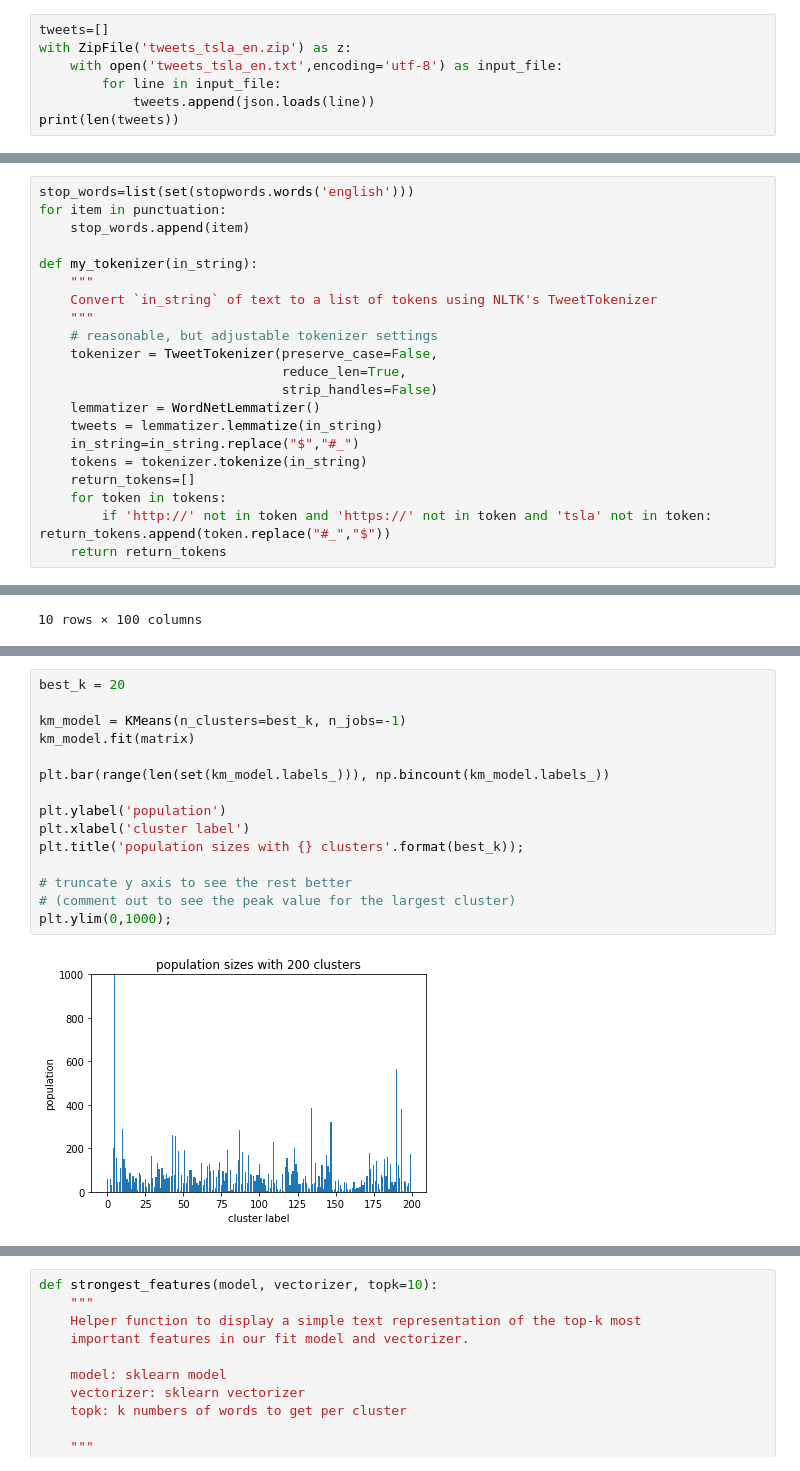
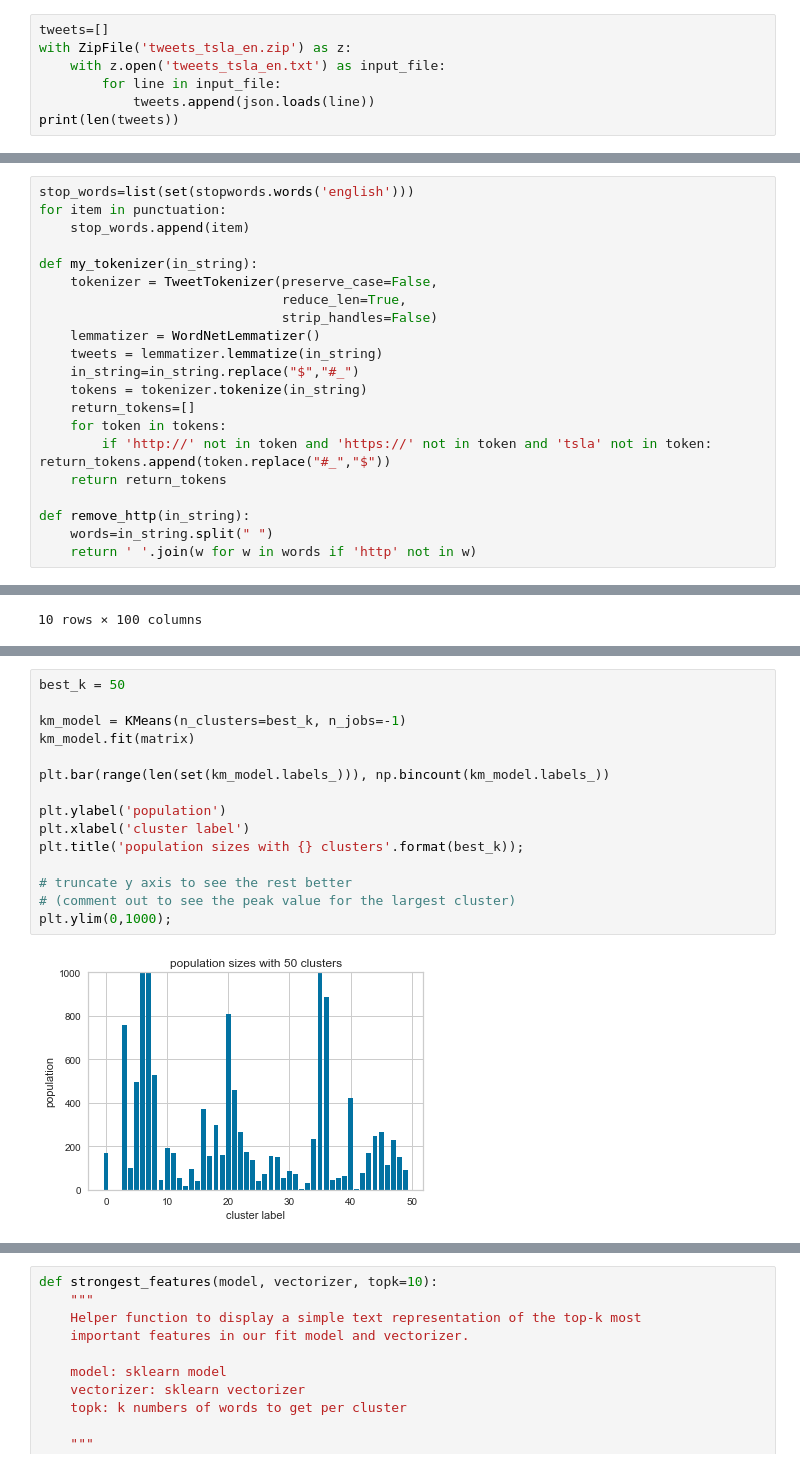
Before and after one commit to rohitapte/twitter_clustering, a Jupyter notebook: TfIdfClustering.ipynb, the cells around one changed output, grey strips where cells are left out. Drawn from its saved outputs; the diff is of its cells as text.

```diff
--- a/TfIdfClustering.ipynb
+++ b/TfIdfClustering.ipynb
@@ -22,7 +30,7 @@ import matplotlib.pyplot as plt
 # %%
 tweets=[]
 with ZipFile('tweets_tsla_en.zip') as z:
-    with open('tweets_tsla_en.txt',encoding='utf-8') as input_file:
+    with z.open('tweets_tsla_en.txt') as input_file:
         for line in input_file:
             tweets.append(json.loads(line))
 print(len(tweets))
@@ -56,10 +76,6 @@ for item in punctuation:
     stop_words.append(item)
 
 def my_tokenizer(in_string):
-    """
-    Convert `in_string` of text to a list of tokens using NLTK's TweetTokenizer
-    """
-    # reasonable, but adjustable tokenizer settings
     tokenizer = TweetTokenizer(preserve_case=False,
                                reduce_len=True,
                                strip_handles=False)
@@ -71,3 +87,7 @@ def my_tokenizer(in_string):
     for token in tokens:
         if 'http://' not in token and 'https://' not in token and 'tsla' not in token: return_tokens.append(token.replace("#_","$"))
     return return_tokens
+
+def remove_http(in_string):
+    words=in_string.split(" ")
+    return ' '.join(w for w in words if 'http' not in w)
@@ -141,17 +203,17 @@ fitting model for 500 clusters
 # %%
-best_k = 20
+best_k = 50
 
 km_model = KMeans(n_clusters=best_k, n_jobs=-1)
 km_model.fit(matrix)
 
 plt.bar(range(len(set(km_model.labels_))), np.bincount(km_model.labels_))
 
 plt.ylabel('population')
 plt.xlabel('cluster label')
 plt.title('population sizes with {} clusters'.format(best_k));
 
 # truncate y axis to see the rest better
 # (comment out to see the peak value for the largest cluster)
 plt.ylim(0,1000);
 # %% [output]
-[figure, old version]
+[figure, new version]
```
Also changed, not shown: parts of 23 cells of this notebook, 1 other file.
